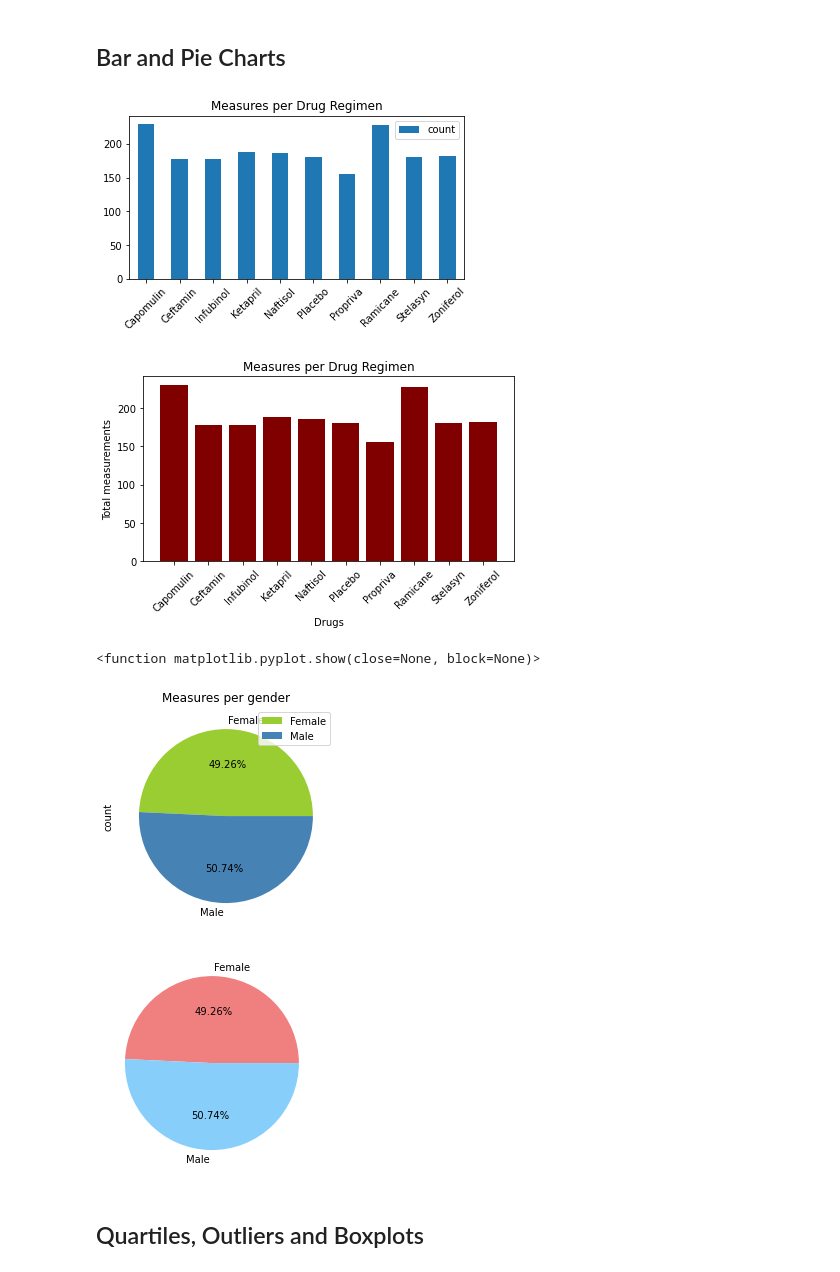
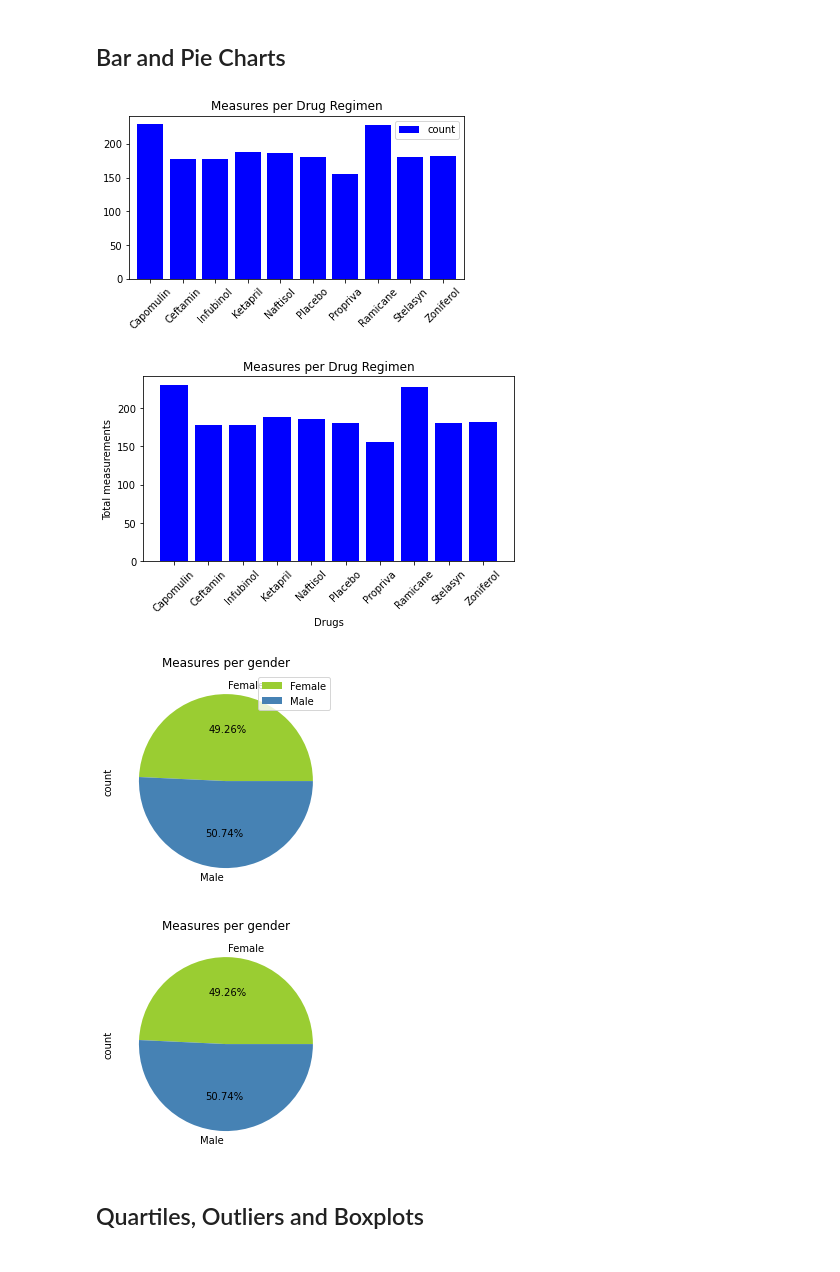
Before and after one commit to skunnath2020/Matplotlib-Challenge, a Jupyter notebook: Pymaceuticals/pymaceuticals_starter.ipynb, the cells around one changed output. Saved outputs shown, nothing was run; the diff lists cells and outputs as text; code cells hidden in the pictures.

Commit message:
plots done

```diff
--- a/Pymaceuticals/pymaceuticals_starter.ipynb
+++ b/Pymaceuticals/pymaceuticals_starter.ipynb
@@ -150,19 +150,19 @@ drug_df.groupby('Drug Regimen').Tumor_vol.agg(['mean', 'median','var', 'std', 's
 # %%
 # Generate a bar plot showing the total number of measurements taken on each drug regimen using pandas.
 measures_df=drug_df.groupby('Drug Regimen').Tumor_vol.agg(['count']).reset_index()
-p_plot = measures_df.plot(kind="bar",title='Measures per Drug Regimen',figsize=(6,3) )
+p_plot = measures_df.plot(kind="bar",title='Measures per Drug Regimen',figsize=(6,3), color='blue', width=0.8 )
 # PandasPlot.set_xticklabels() can be used to set the tick labels as well
 p_plot.set_xticklabels(measures_df['Drug Regimen'], rotation=45)
 plt.show()
 # %% [output]
-[figure, old version]
+[figure, new version]
 # %%
 # Generate a bar plot showing the total number of measurements taken on each drug regimen using pyplot.
 measures_df=drug_df.groupby('Drug Regimen').Tumor_vol.agg(['count']).reset_index()
 x_axis=measures_df["Drug Regimen"]
 y_axis=measures_df["count"]
 tick_locations = [value for value in x_axis]
-plt.bar(x_axis, y_axis, color='maroon')
+plt.bar(x_axis, y_axis, color='blue')
 plt.title("Measures per Drug Regimen")
 plt.xlabel("Drugs")
 plt.ylabel("Total measurements")
@@ -170,24 +170,27 @@ plt.xticks(tick_locations, measures_df['Drug Regimen'], rotation=45)
 plt.tight_layout()
 plt.show()
 # %% [output]
-[figure, old version]
+[figure, new version]
 # %%
 # Generate a pie plot showing the distribution of female versus male mice using pandas
 gender_df=clean_data.groupby('Sex').Sex.agg(['count']).reset_index()
 colors=['yellowgreen', 'steelblue']
 gender_df.plot(kind='pie', y='count', title='Measures per gender', autopct='%1.2f%%', labels=gender_df['Sex'], colors= colors)
-plt.show
+plt.show()
 # %% [output]
-<function matplotlib.pyplot.show(close=None, block=None)>
 [figure]
 # %%
 # Generate a pie plot showing the distribution of female versus male mice using pyplot
 
-colors=['lightcoral', 'lightskyblue']
-plt.pie(gender_df['count'], labels=labels,  colors=colors, autopct='%1.2f%%')
+colors=['yellowgreen', 'steelblue']
+labels=['Female', 'Male']
+plt.pie(gender_df['count'], colors=colors, labels=labels, autopct='%1.2f%%')
+plt.ylabel('count')
+plt.title('Measures per gender')
+
 plt.show()
 # %% [output]
-[figure, old version]
+[figure, new version]
 # %% [markdown]
 ## Quartiles, Outliers and Boxplots
 # %%
```
